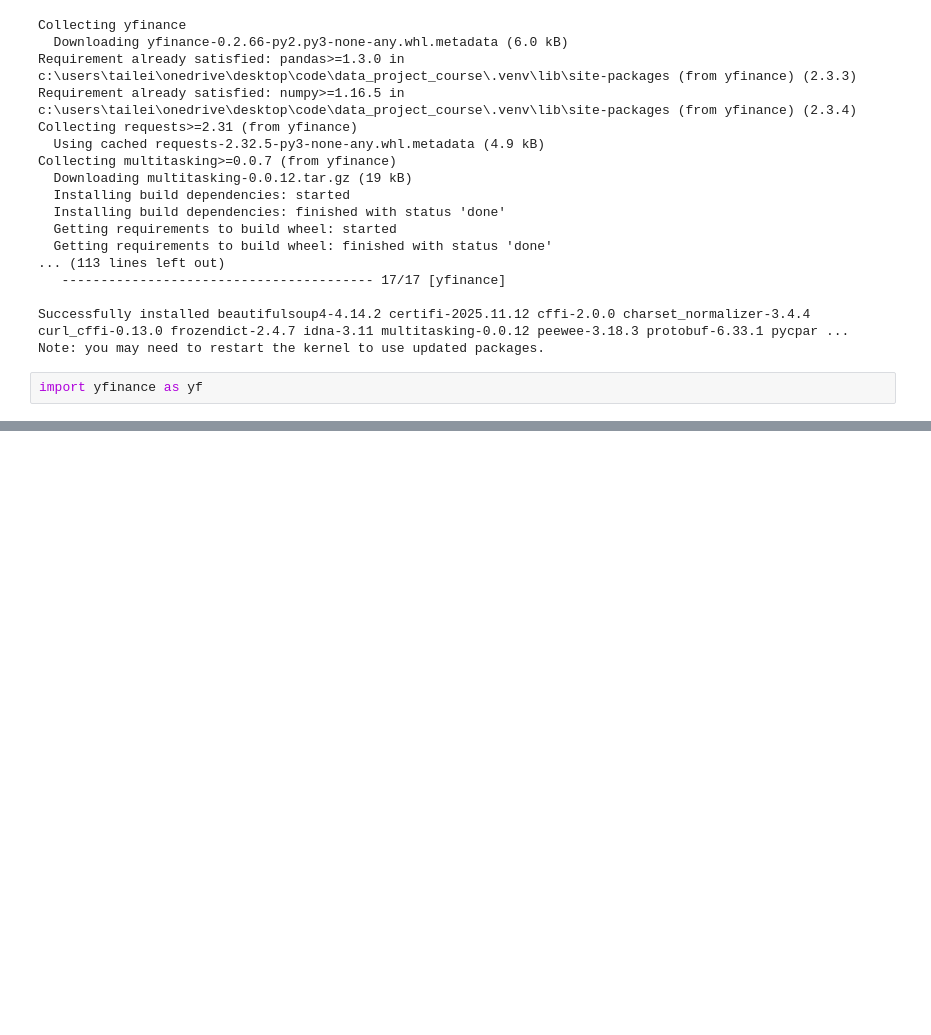
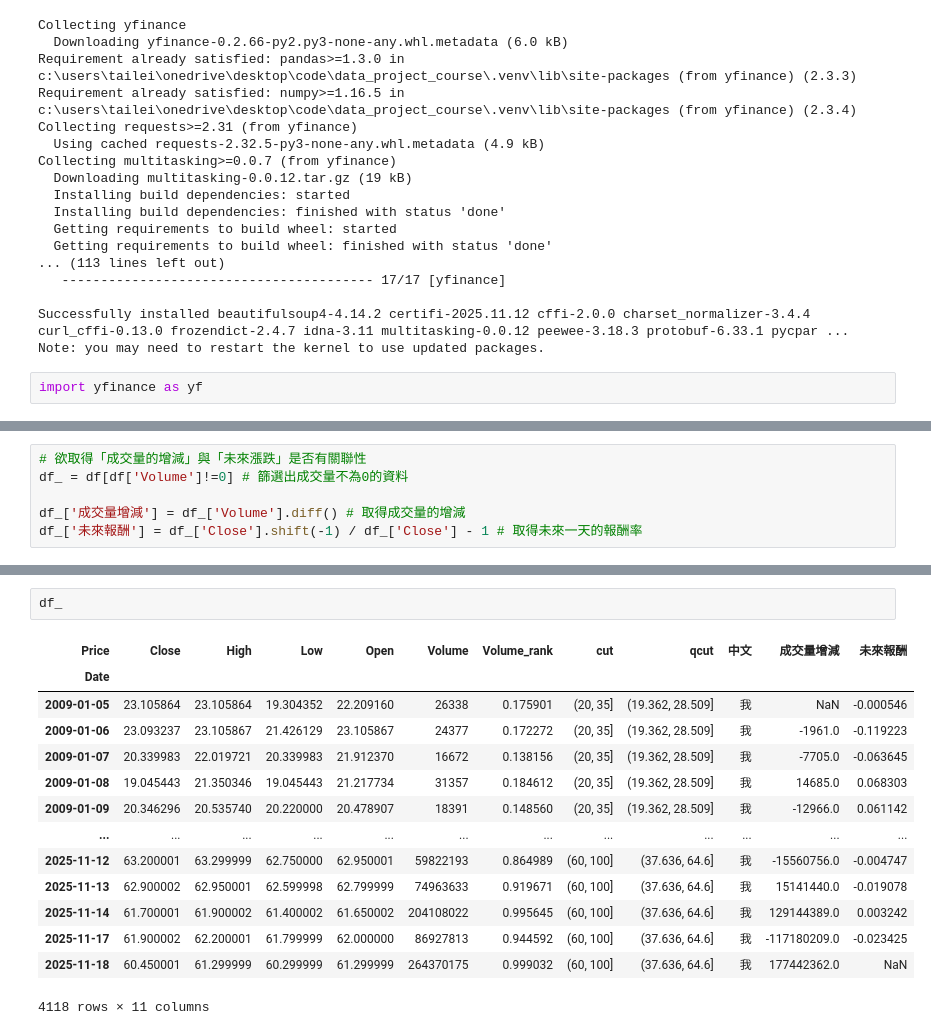
Before and after one commit to tailei124500/data_project_course, a Jupyter notebook: Untitled-1.ipynb, the cells around one changed output, grey strips where cells are left out. Saved outputs shown, nothing was run; the diff lists cells and outputs as text; blank space fills up the shorter version.

```diff
--- a/Untitled-1.ipynb
+++ b/Untitled-1.ipynb
@@ -459,0 +944,6 @@ df
+# %%
+# 欲取得「成交量的增減」與「未來漲跌」是否有關聯性
+df_ = df[df['Volume']!=0] # 篩選出成交量不為0的資料
+
+df_['成交量增減'] = df_['Volume'].diff() # 取得成交量的增減
+df_['未來報酬'] = df_['Close'].shift(-1) / df_['Close'] - 1 # 取得未來一天的報酬率
@@ -459,0 +961,17 @@ df
+# %%
+df_
+# %% [output]
+| Price | Close | High | Low | Open | Volume | Volume_rank | cut | qcut | 中文 | 成交量增減 | 未來報酬 |
+| Date |  |  |  |  |  |  |  |  |  |  |  |
+| 2009-01-05 | 23.105864 | 23.105864 | 19.304352 | 22.209160 | 26338 | 0.175901 | (20, 35] | (19.362, 28.509] | 我 | NaN | -0.000546 |
+| 2009-01-06 | 23.093237 | 23.105867 | 21.426129 | 23.105867 | 24377 | 0.172272 | (20, 35] | (19.362, 28.509] | 我 | -1961.0 | -0.119223 |
+| 2009-01-07 | 20.339983 | 22.019721 | 20.339983 | 21.912370 | 16672 | 0.138156 | (20, 35] | (19.362, 28.509] | 我 | -7705.0 | -0.063645 |
+| 2009-01-08 | 19.045443 | 21.350346 | 19.045443 | 21.217734 | 31357 | 0.184612 | (20, 35] | (19.362, 28.509] | 我 | 14685.0 | 0.068303 |
+| 2009-01-09 | 20.346296 | 20.535740 | 20.220000 | 20.478907 | 18391 | 0.148560 | (20, 35] | (19.362, 28.509] | 我 | -12966.0 | 0.061142 |
+| ... | ... | ... | ... | ... | ... | ... | ... | ... | ... | ... | ... |
+| 2025-11-12 | 63.200001 | 63.299999 | 62.750000 | 62.950001 | 59822193 | 0.864989 | (60, 100] | (37.636, 64.6] | 我 | -15560756.0 | -0.004747 |
+| 2025-11-13 | 62.900002 | 62.950001 | 62.599998 | 62.799999 | 74963633 | 0.919671 | (60, 100] | (37.636, 64.6] | 我 | 15141440.0 | -0.019078 |
+| 2025-11-14 | 61.700001 | 61.900002 | 61.400002 | 61.650002 | 204108022 | 0.995645 | (60, 100] | (37.636, 64.6] | 我 | 129144389.0 | 0.003242 |
+| 2025-11-17 | 61.900002 | 62.200001 | 61.799999 | 62.000000 | 86927813 | 0.944592 | (60, 100] | (37.636, 64.6] | 我 | -117180209.0 | -0.023425 |
+| 2025-11-18 | 60.450001 | 61.299999 | 60.299999 | 61.299999 | 264370175 | 0.999032 | (60, 100] | (37.636, 64.6] | 我 | 177442362.0 | NaN |
+4118 rows × 11 columns
```
Also changed, not shown: parts of 33 cells of this notebook, 4 other files.
